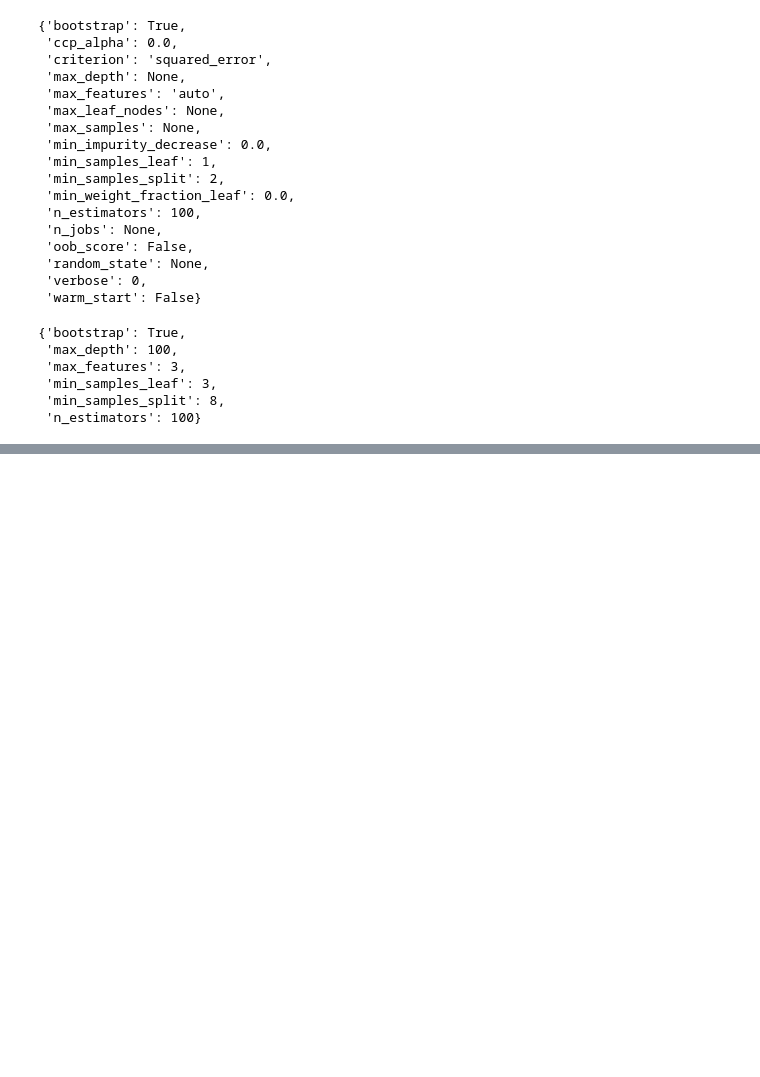
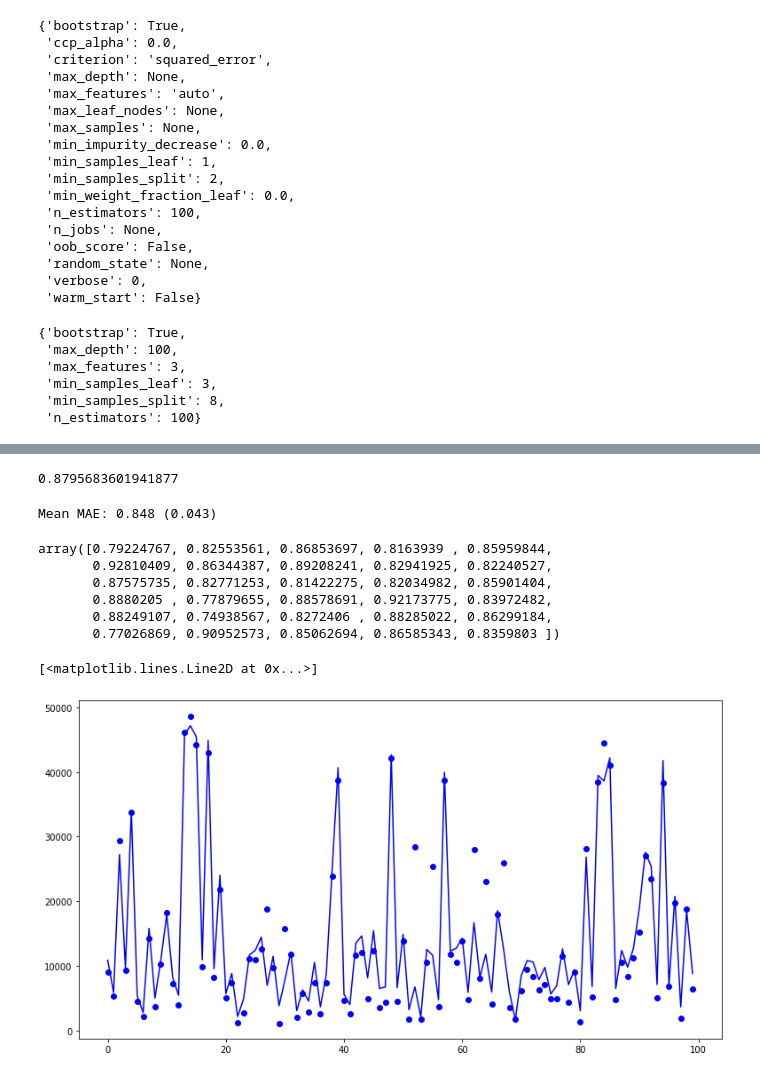
Before and after one commit to ozantahta/Medical-Cost-Analysis-EDA, a Jupyter notebook: Medical_Cost_Analysis.ipynb, the cells around one changed output, grey strips where cells are left out. Drawn from its saved outputs; the diff is of its cells as text; code cells hidden in the pictures; blank space fills up the shorter version.

```diff
--- a/Medical_Cost_Analysis.ipynb
+++ b/Medical_Cost_Analysis.ipynb
@@ -684,0 +711,9 @@ pd.DataFrame(history)[pd.DataFrame(history)['mean_test_score'] == pd.DataFrame(h
+# %%
+from sklearn.model_selection import cross_val_score
+from sklearn.model_selection import RepeatedKFold
+from xgboost import XGBRegressor
+
+# define model
+xgboost = XGBRegressor()
+# define model evaluation method
+xgboost.fit(x_train, y_train)
@@ -684,0 +723,29 @@ pd.DataFrame(history)[pd.DataFrame(history)['mean_test_score'] == pd.DataFrame(h
+# %%
+xgboost.score(x_test, y_test)
+# %% [output]
+0.8795683601941877
+# %%
+from numpy import absolute
+xgboost_model = XGBRegressor()
+cv = RepeatedKFold(n_splits=10, n_repeats=3, random_state=1)
+scores = cross_val_score(xgboost_model, x_train, y_train, cv=cv, n_jobs=-1)
+scores = absolute(scores)
+print('Mean MAE: %.3f (%.3f)' % (scores.mean(), scores.std()))
+# %% [output]
+Mean MAE: 0.848 (0.043)
+# %%
+scores
+# %% [output]
+array([0.79224767, 0.82553561, 0.86853697, 0.8163939 , 0.85959844,
+       0.92810409, 0.86344387, 0.89208241, 0.82941925, 0.82240527,
+       0.87575735, 0.82771253, 0.81422275, 0.82034982, 0.85901404,
+       0.8880205 , 0.77879655, 0.88578691, 0.92173775, 0.83972482,
+       0.88249107, 0.74938567, 0.8272406 , 0.88285022, 0.86299184,
+       0.77026869, 0.90952573, 0.85062694, 0.86585343, 0.8359803 ])
+# %%
+plt.figure(figsize=(13,7))
+plt.plot(y_test[:100], 'bo')
+plt.plot(xgboost.predict(x_test[:100, :]), 'b')
+# %% [output]
+[<matplotlib.lines.Line2D at 0x...>]
+[figure, added]
```
Also changed, not shown: parts of 11 cells of this notebook.
